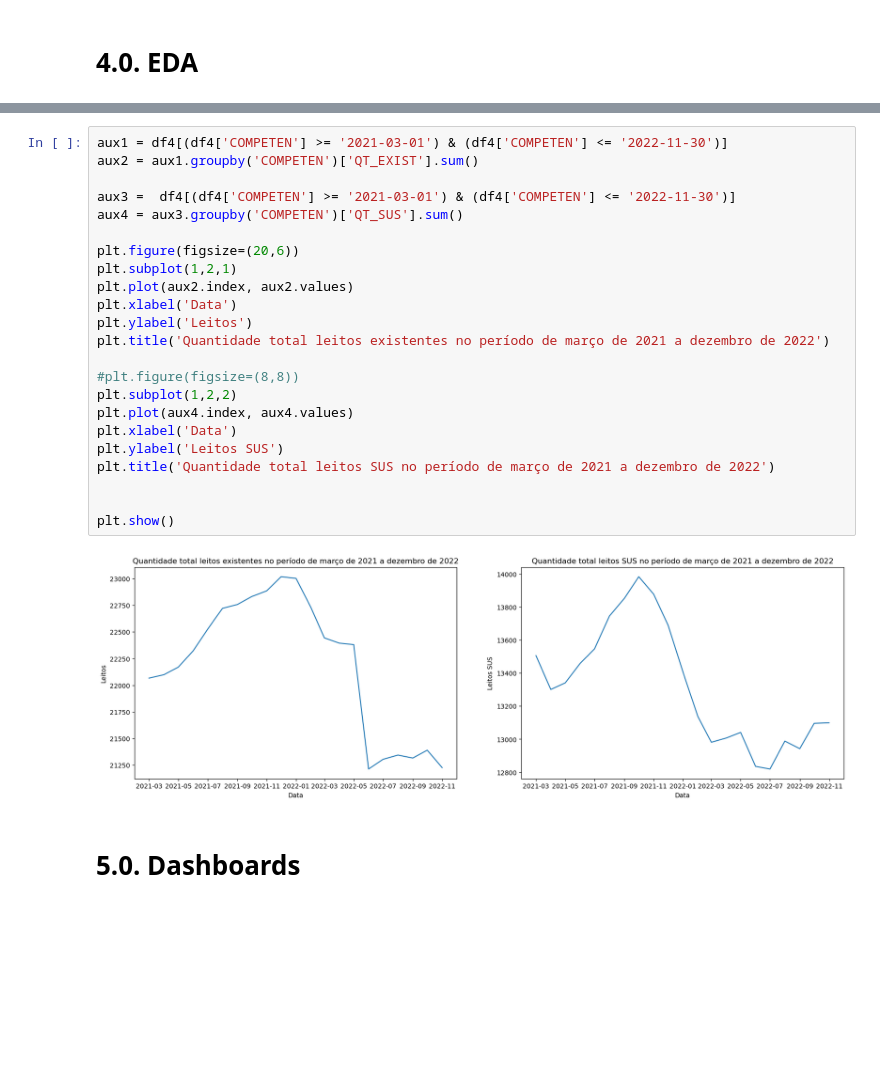
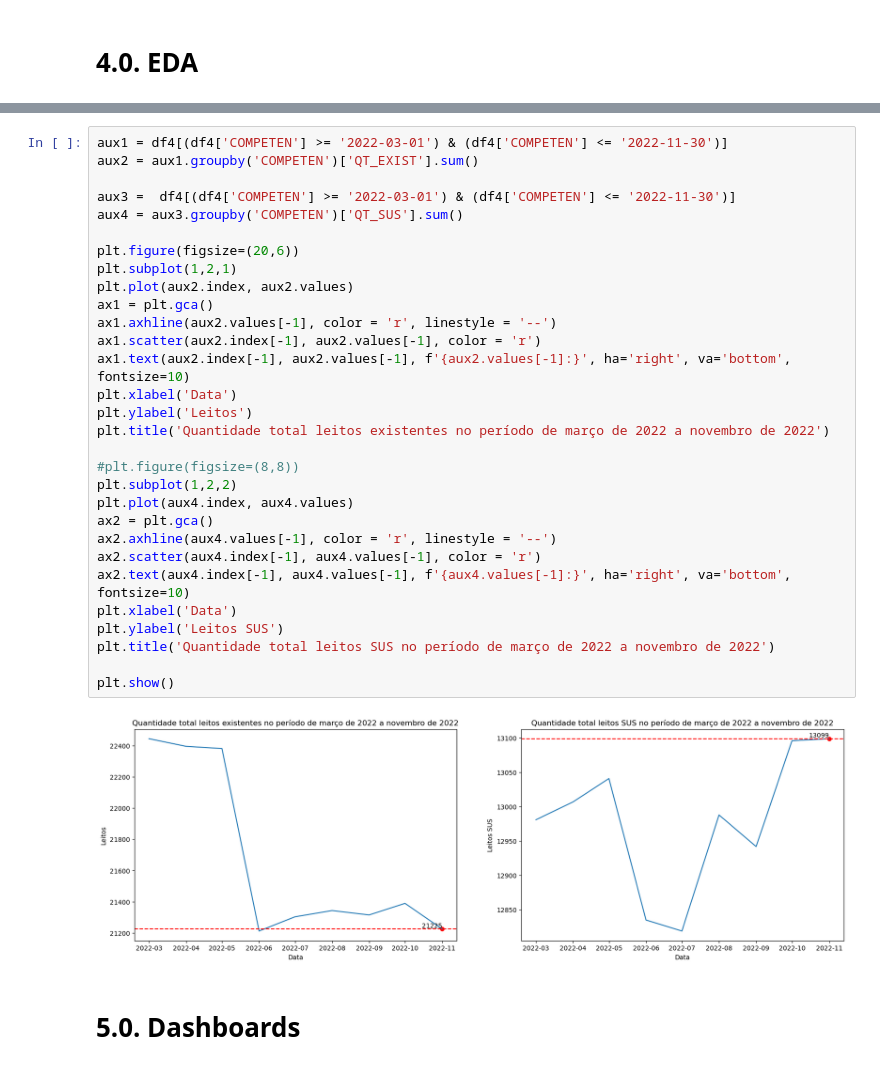
Before and after one commit to math-prog/covid19_leitos_go, a Jupyter notebook: notebooks/0.0-mso-covid_19_leitos.ipynb, the cells around one changed output, grey strips where cells are left out. Drawn from its saved outputs; the diff is of its cells as text; blank space fills up the shorter version.

```diff
--- a/notebooks/0.0-mso-covid_19_leitos.ipynb
+++ b/notebooks/0.0-mso-covid_19_leitos.ipynb
@@ -341,27 +400,34 @@ plt.show()
 # %%
-aux1 = df4[(df4['COMPETEN'] >= '2021-03-01') & (df4['COMPETEN'] <= '2022-11-30')]
+aux1 = df4[(df4['COMPETEN'] >= '2022-03-01') & (df4['COMPETEN'] <= '2022-11-30')]
 aux2 = aux1.groupby('COMPETEN')['QT_EXIST'].sum()
 
-aux3 =  df4[(df4['COMPETEN'] >= '2021-03-01') & (df4['COMPETEN'] <= '2022-11-30')]
+aux3 =  df4[(df4['COMPETEN'] >= '2022-03-01') & (df4['COMPETEN'] <= '2022-11-30')]
 aux4 = aux3.groupby('COMPETEN')['QT_SUS'].sum()
 
 plt.figure(figsize=(20,6))
 plt.subplot(1,2,1)
 plt.plot(aux2.index, aux2.values)
+ax1 = plt.gca()
+ax1.axhline(aux2.values[-1], color = 'r', linestyle = '--')
+ax1.scatter(aux2.index[-1], aux2.values[-1], color = 'r')
+ax1.text(aux2.index[-1], aux2.values[-1], f'{aux2.values[-1]:}', ha='right', va='bottom', fontsize=10)
 plt.xlabel('Data')
 plt.ylabel('Leitos')
-plt.title('Quantidade total leitos existentes no período de março de 2021 a dezembro de 2022')
+plt.title('Quantidade total leitos existentes no período de março de 2022 a novembro de 2022')
 
 #plt.figure(figsize=(8,8))
 plt.subplot(1,2,2)
 plt.plot(aux4.index, aux4.values)
+ax2 = plt.gca()
+ax2.axhline(aux4.values[-1], color = 'r', linestyle = '--')
+ax2.scatter(aux4.index[-1], aux4.values[-1], color = 'r')
+ax2.text(aux4.index[-1], aux4.values[-1], f'{aux4.values[-1]:}', ha='right', va='bottom', fontsize=10)
 plt.xlabel('Data')
 plt.ylabel('Leitos SUS')
-plt.title('Quantidade total leitos SUS no período de março de 2021 a dezembro de 2022')
-
+plt.title('Quantidade total leitos SUS no período de março de 2022 a novembro de 2022')
 
 plt.show()
 # %% [output]
-[figure, old version]
+[figure, new version]
 # %% [markdown]
 # 5.0. Dashboards
```
Also changed, not shown: parts of 5 cells of this notebook.
